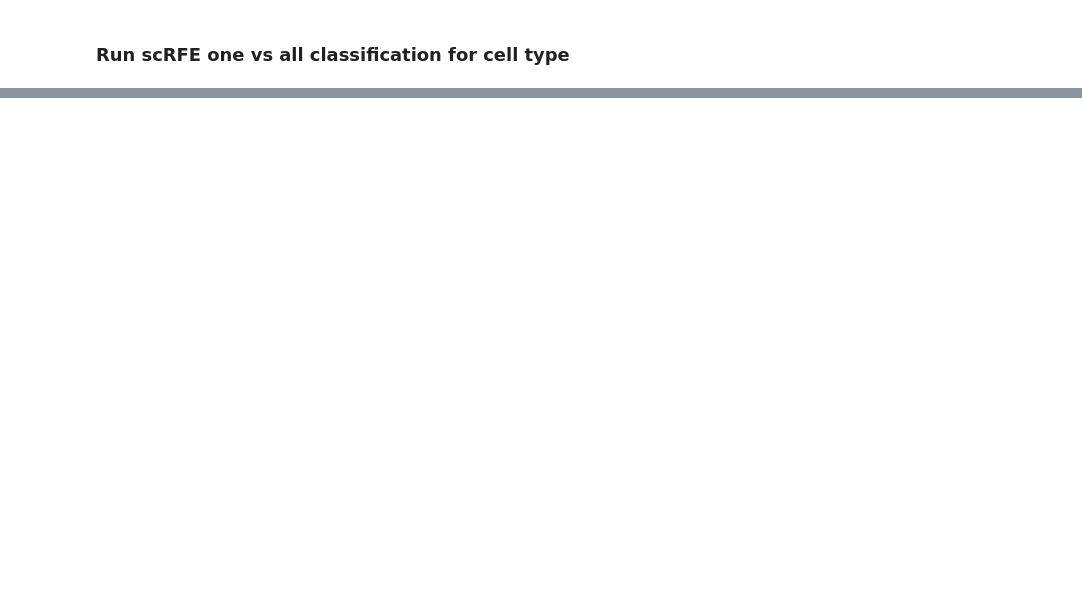
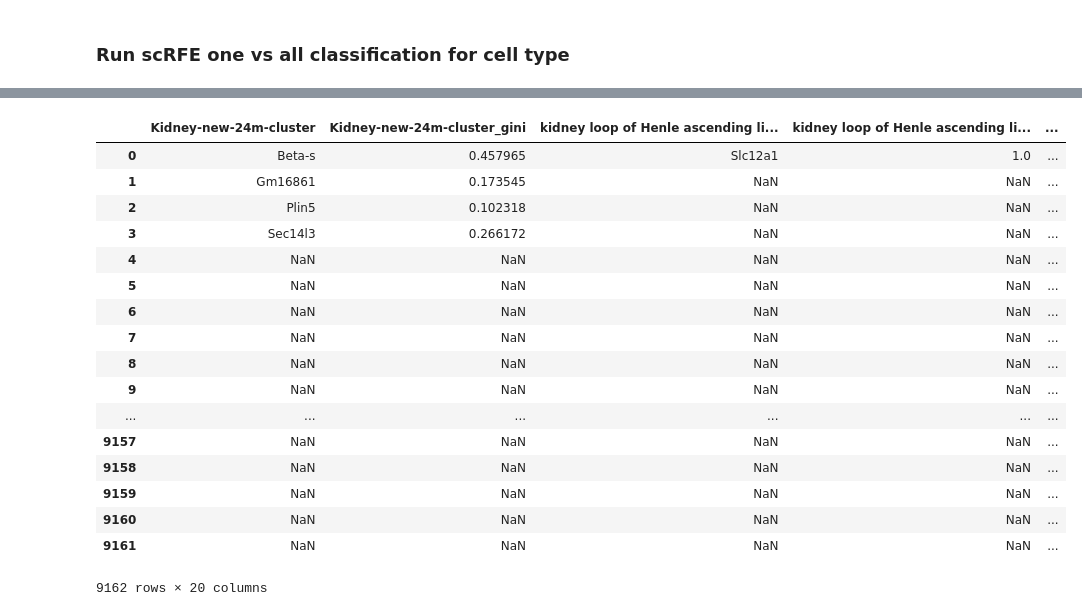
Before and after one commit to czbiohub-sf/scRFE, a Jupyter notebook: scripts/scRFE-tutorial.ipynb, the cells around one changed output, grey strips where cells are left out. Drawn from its saved outputs; the diff is of its cells as text; code cells hidden in the pictures; blank space fills up the shorter version.

```diff
--- a/scripts/scRFE-tutorial.ipynb
+++ b/scripts/scRFE-tutorial.ipynb
@@ -499,0 +304,3 @@ Index(['0610007N19Rik', '0610007P08Rik', '0610007P14Rik', '0610007P22Rik',
+# %%
+adata = read_h5ad('/Users/madelinepark/Downloads/Kidney_facs.h5ad')
+tiss = adata
@@ -501,0 +423,46 @@ results_cell_cv.to_csv('test3.csv')
+# %%
+adata = read_h5ad('/Users/madelinepark/Downloads/Kidney_facs.h5ad')
+tiss = adata
+# %%
+results_celltype_cv = pd.DataFrame() #create results data frame
+
+for c in list(set(tiss.obs['cell_ontology_class'])):
+    print(c)
+    cell_of_interest = c
+    tiss.obs['cell_type_of_interest'] = 'rest' #moved into, was outside before
+    tiss.obs.loc[tiss.obs['cell_ontology_class'] == cell_of_interest,'cell_type_of_interest'] = cell_of_interest
+
+    clf = RandomForestClassifier(n_estimators=1000, random_state=0, n_jobs=-1, oob_score=True)
+    selector = RFECV(clf, step=0.2, cv=3, n_jobs=4) # step = % rounded down at each iteration
+
+# #     tiss.obs.loc[tiss.obs[tiss.obs['age'] == age_of_interest].index,'age_type_of_interest'] = age_of_interest
+#     tiss.obs.loc[tiss.obs['age'] == age_of_interest,'age_type_of_interest'] = age_of_interest
+
+    feat_labels = tiss.var_names
+    X = tiss.X
+    y = tiss.obs['cell_type_of_interest']
+
+    print('training...')
+    X_train, X_test, y_train, y_test = train_test_split(X, y, test_size=0.05, random_state=0)
+    clf.fit(X_train, y_train)
+    selector.fit(X_train, y_train)
+    feature_selected = feat_labels[selector.support_]
+
+    print('result writing')
+    column_headings = []
+    column_headings.append(c)
+    column_headings.append(c + '_gini')
+
+    resaux = pd.DataFrame(columns=column_headings)
+    resaux[c] = feature_selected
+    resaux[c + '_gini'] = (selector.estimator_.feature_importances_)
+
+    print(feature_selected)
+    print (selector.estimator_.feature_importances_)
+
+    results_celltype_cv = pd.concat([results_celltype_cv,resaux],axis=1)
+
+    tiss.obs['cell_type_of_interest'] = 'rest'
+
+results_celltype_cv
+# %% [output]
@@ -501,0 +486,18 @@ results_cell_cv.to_csv('test3.csv')
+|  | Kidney-new-24m-cluster | Kidney-new-24m-cluster_gini | kidney loop of Henle ascending li... | kidney loop of Henle ascending li... | ... |
+| 0 | Beta-s | 0.457965 | Slc12a1 | 1.0 | ... |
+| 1 | Gm16861 | 0.173545 | NaN | NaN | ... |
+| 2 | Plin5 | 0.102318 | NaN | NaN | ... |
+| 3 | Sec14l3 | 0.266172 | NaN | NaN | ... |
+| 4 | NaN | NaN | NaN | NaN | ... |
+| 5 | NaN | NaN | NaN | NaN | ... |
+| 6 | NaN | NaN | NaN | NaN | ... |
+| 7 | NaN | NaN | NaN | NaN | ... |
+| 8 | NaN | NaN | NaN | NaN | ... |
+| 9 | NaN | NaN | NaN | NaN | ... |
+| ... | ... | ... | ... | ... | ... |
+| 9157 | NaN | NaN | NaN | NaN | ... |
+| 9158 | NaN | NaN | NaN | NaN | ... |
+| 9159 | NaN | NaN | NaN | NaN | ... |
+| 9160 | NaN | NaN | NaN | NaN | ... |
+| 9161 | NaN | NaN | NaN | NaN | ... |
+9162 rows × 20 columns
```
Also changed, not shown: parts of 19 cells of this notebook.
